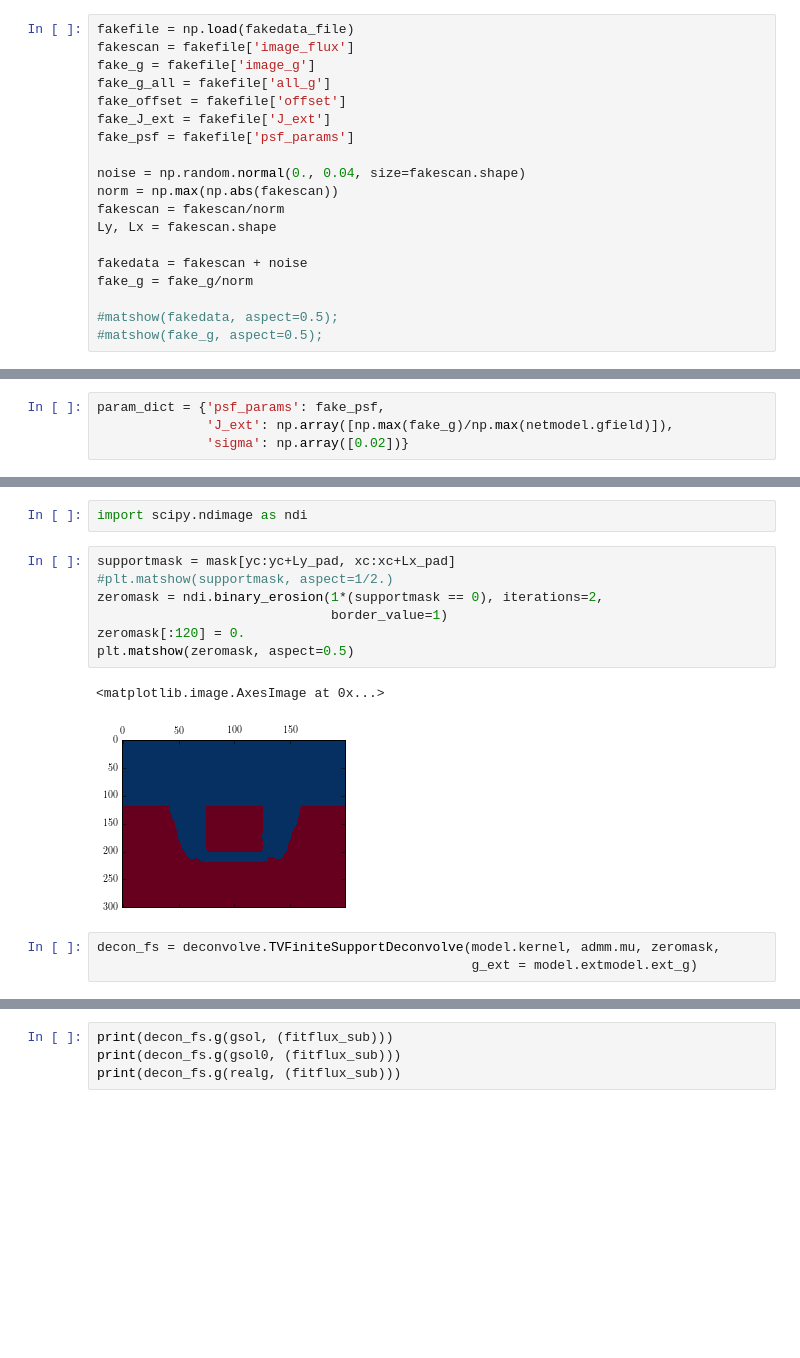
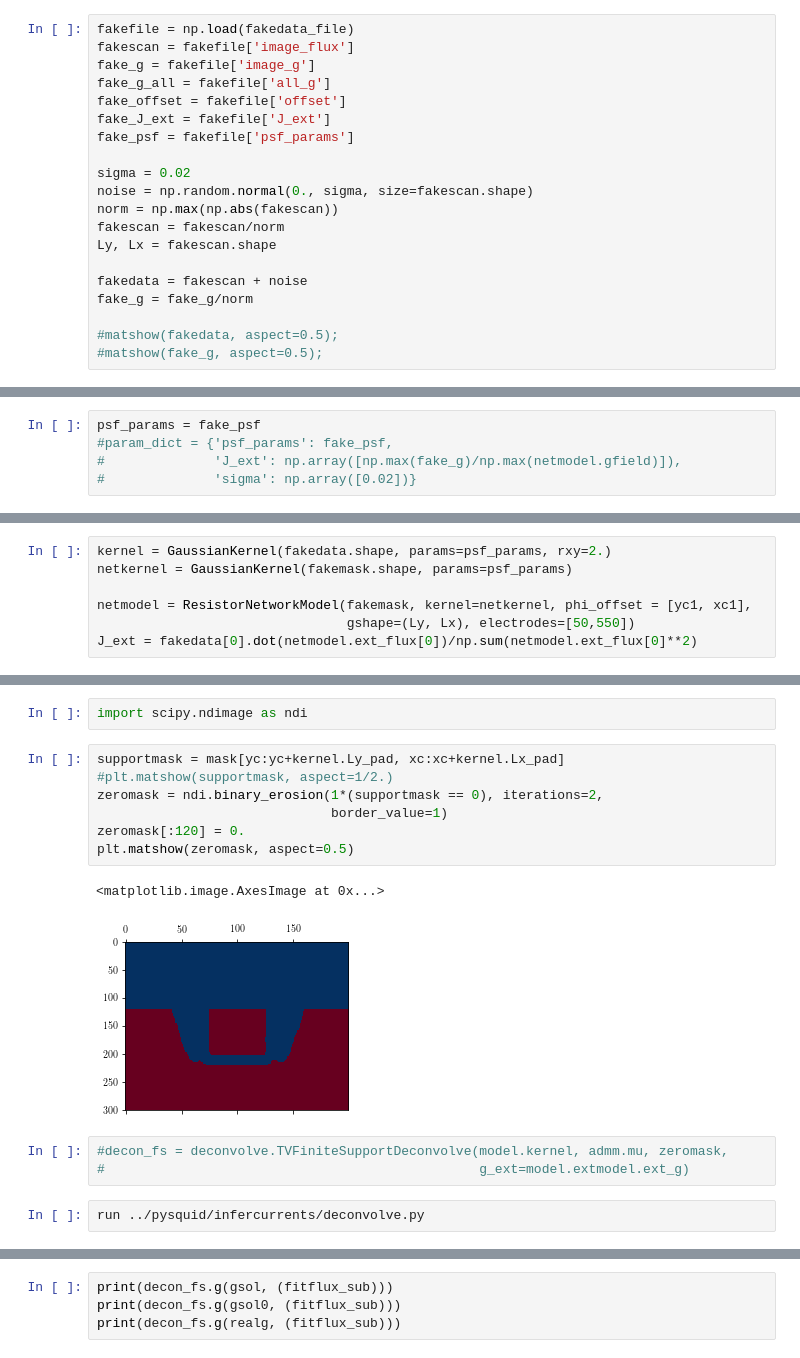
Before and after one commit to colinclement/pysquid, a Jupyter notebook: nbs/fakedata.ipynb, the cells around one changed output, grey strips where cells are left out. Drawn from its saved outputs; the diff is of its cells as text; blank space fills up the shorter version.

```diff
--- a/nbs/fakedata.ipynb
+++ b/nbs/fakedata.ipynb
@@ -41,7 +38,8 @@ fake_offset = fakefile['offset']
 fake_J_ext = fakefile['J_ext']
 fake_psf = fakefile['psf_params']
 
-noise = np.random.normal(0., 0.04, size=fakescan.shape)
+sigma = 0.02
+noise = np.random.normal(0., sigma, size=fakescan.shape)
 norm = np.max(np.abs(fakescan))
 fakescan = fakescan/norm
 Ly, Lx = fakescan.shape
@@ -90,6 +85,7 @@ netmodel = ResistorNetworkModel(fakemask, phi_offset = [yc1, xc1],
 # %% [markdown]
 ## Fitting TV model
 # %%
-param_dict = {'psf_params': fake_psf,
-              'J_ext': np.array([np.max(fake_g)/np.max(netmodel.gfield)]),
-              'sigma': np.array([0.02])}
+psf_params = fake_psf
+#param_dict = {'psf_params': fake_psf,
+#              'J_ext': np.array([np.max(fake_g)/np.max(netmodel.gfield)]),
+#              'sigma': np.array([0.02])}
@@ -95,0 +94,7 @@ param_dict = {'psf_params': fake_psf,
+# %%
+kernel = GaussianKernel(fakedata.shape, params=psf_params, rxy=2.)
+netkernel = GaussianKernel(fakemask.shape, params=psf_params)
+
+netmodel = ResistorNetworkModel(fakemask, kernel=netkernel, phi_offset = [yc1, xc1],
+                                gshape=(Ly, Lx), electrodes=[50,550])
+J_ext = fakedata[0].dot(netmodel.ext_flux[0])/np.sum(netmodel.ext_flux[0]**2)
@@ -317,15 +306,17 @@ axes[1].set_title("TV = {}".format(tv_realg.sum()))
 # %%
 import scipy.ndimage as ndi
 # %%
-supportmask = mask[yc:yc+Ly_pad, xc:xc+Lx_pad]
+supportmask = mask[yc:yc+kernel.Ly_pad, xc:xc+kernel.Lx_pad]
 #plt.matshow(supportmask, aspect=1/2.)
 zeromask = ndi.binary_erosion(1*(supportmask == 0), iterations=2,
                               border_value=1)
 zeromask[:120] = 0.
 plt.matshow(zeromask, aspect=0.5)
 # %% [output]
 <matplotlib.image.AxesImage at 0x...>
-[figure, old version]
+[figure, new version]
 # %%
-decon_fs = deconvolve.TVFiniteSupportDeconvolve(model.kernel, admm.mu, zeromask,
-                                                g_ext = model.extmodel.ext_g)
+#decon_fs = deconvolve.TVFiniteSupportDeconvolve(model.kernel, admm.mu, zeromask,
+#                                                g_ext=model.extmodel.ext_g)
+# %%
+run ../pysquid/infercurrents/deconvolve.py
```
Also changed, not shown: parts of 31 cells of this notebook.
